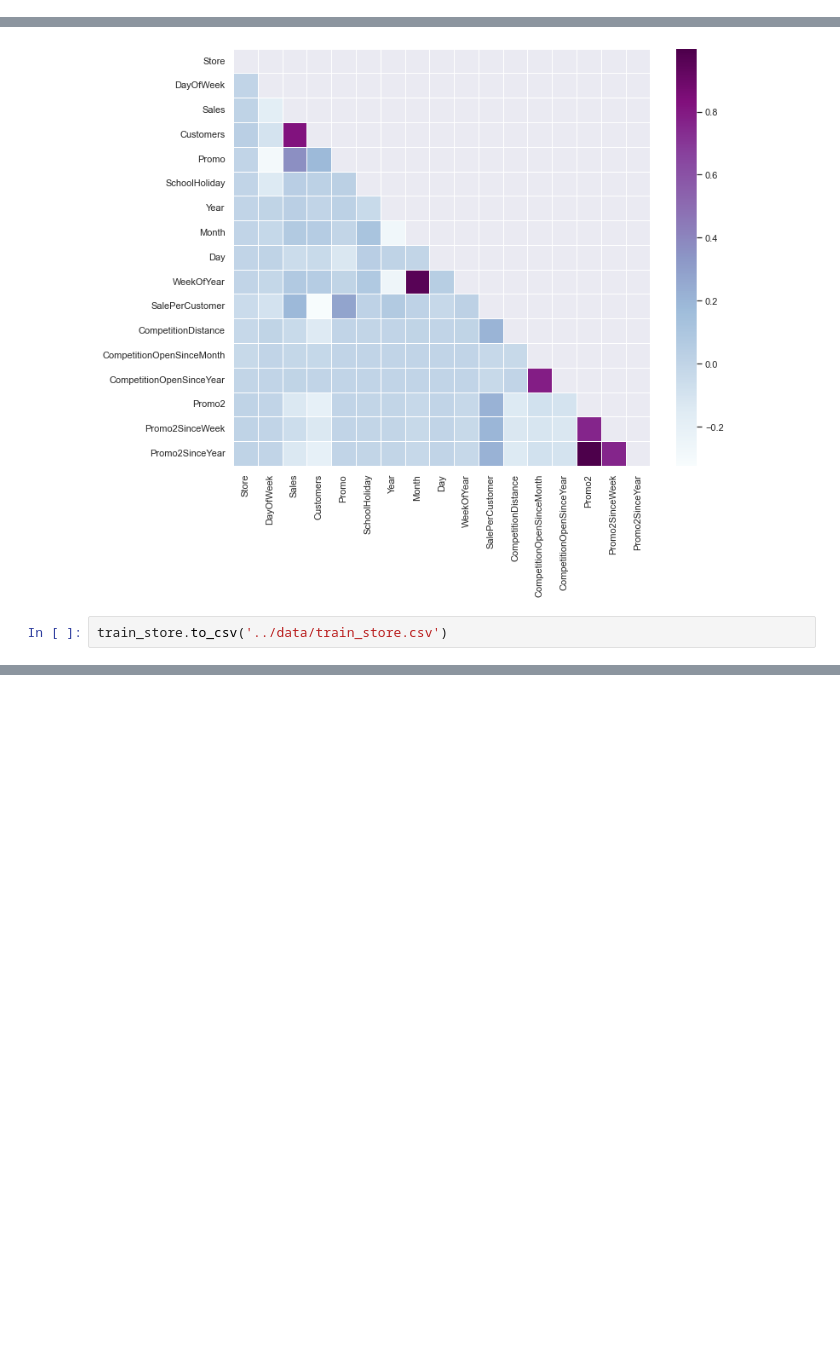
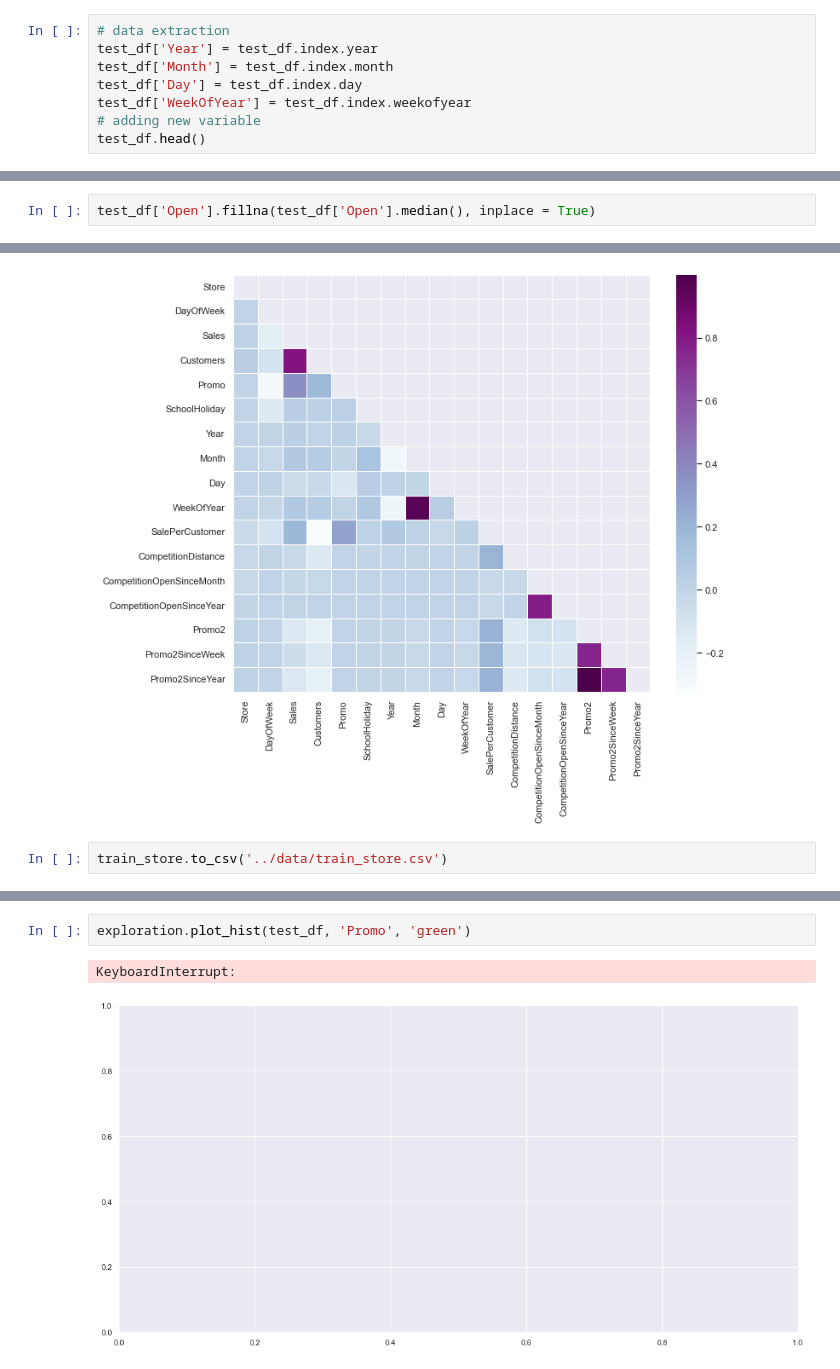
Before and after one commit to michaelgetachew-abebe/Pharmaceutical-Sales-Prediction_Rossmann, a Jupyter notebook: notebooks/explratory_data_analysis.ipynb, the cells around one changed output, grey strips where cells are left out. Saved outputs shown, nothing was run; the diff lists cells and outputs as text; blank space fills up the shorter version.

```diff
--- a/notebooks/explratory_data_analysis.ipynb
+++ b/notebooks/explratory_data_analysis.ipynb
@@ -69,3 +79,11 @@ min           0.000000
 75%          10.899729
 max          64.957854
 Name: SalePerCustomer, dtype: float64
+# %%
+# data extraction
+test_df['Year'] = test_df.index.year
+test_df['Month'] = test_df.index.month
+test_df['Day'] = test_df.index.day
+test_df['WeekOfYear'] = test_df.index.weekofyear
+# adding new variable
+test_df.head()
@@ -88,0 +130,2 @@ dtype: int64
+# %%
+test_df['Open'].fillna(test_df['Open'].median(), inplace = True)
@@ -269,0 +357,5 @@ train_store.to_csv('../data/train_store.csv')
+# %%
+exploration.plot_hist(test_df, 'Promo', 'green')
+# %% [output]
+KeyboardInterrupt:
+[figure, added]
```
Also changed, not shown: parts of 28 cells of this notebook, 2 other files.
